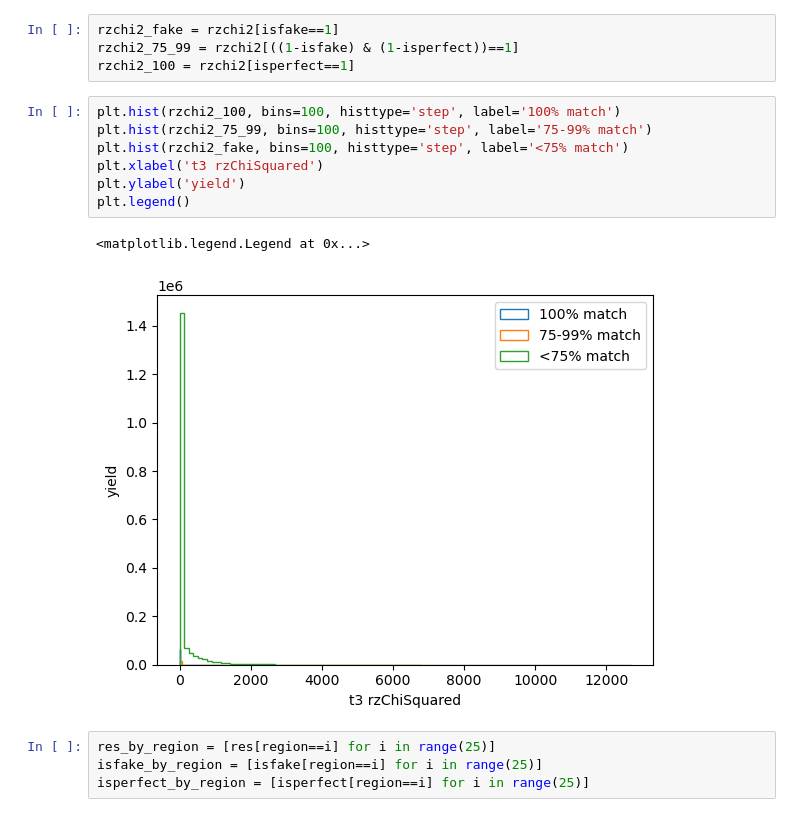
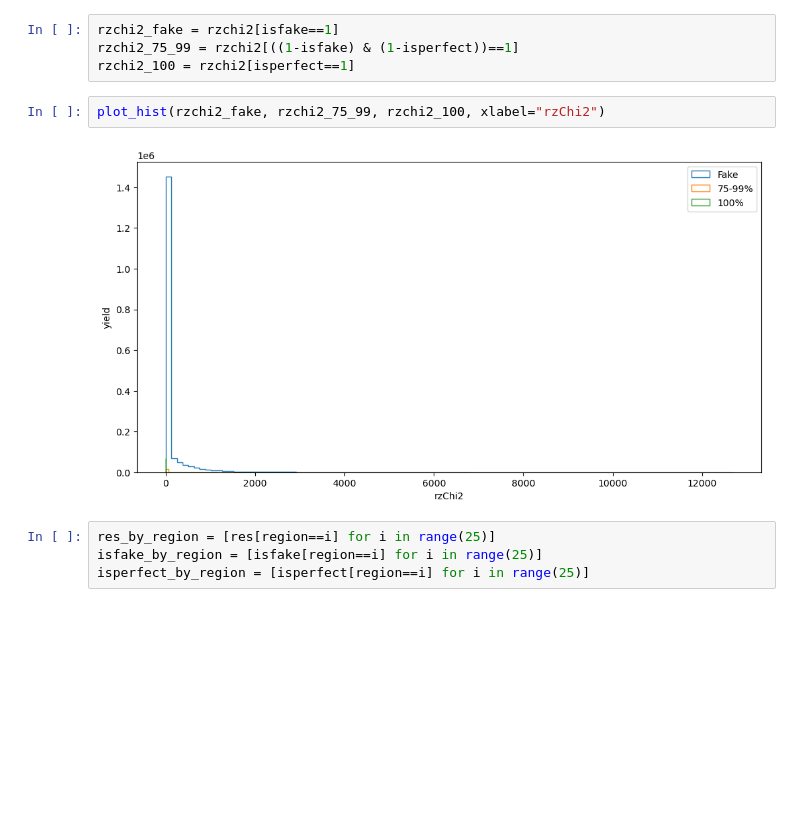
Before and after one commit to bucket420/lst-plots, a Jupyter notebook: plotting.ipynb, the cells around one changed output. Drawn from its saved outputs; the diff is of its cells as text; blank space fills up the shorter version.

```diff
--- a/plotting.ipynb
+++ b/plotting.ipynb
@@ -31,16 +43,10 @@ plt.show()
 rzchi2_fake = rzchi2[isfake==1]
 rzchi2_75_99 = rzchi2[((1-isfake) & (1-isperfect))==1]
 rzchi2_100 = rzchi2[isperfect==1]
-# %%
-plt.hist(rzchi2_100, bins=100, histtype='step', label='100% match')
-plt.hist(rzchi2_75_99, bins=100, histtype='step', label='75-99% match')
-plt.hist(rzchi2_fake, bins=100, histtype='step', label='<75% match')
-plt.xlabel('t3 rzChiSquared')
-plt.ylabel('yield')
-plt.legend()
-# %% [output]
-<matplotlib.legend.Legend at 0x...>
-[figure, removed]
+# %%
+plot_hist(rzchi2_fake, rzchi2_75_99, rzchi2_100, xlabel="rzChi2")
+# %% [output]
+[figure, added]
 # %%
 res_by_region = [res[region==i] for i in range(25)]
 isfake_by_region = [isfake[region==i] for i in range(25)]
```
Also changed, not shown: parts of 11 cells of this notebook, 50 other files.
